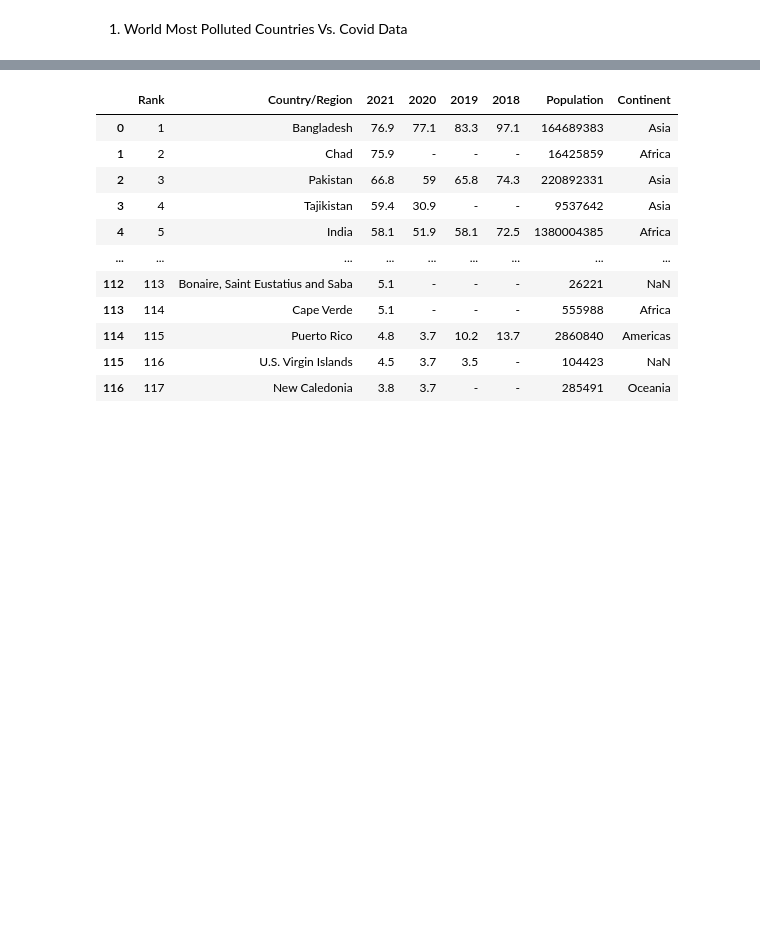
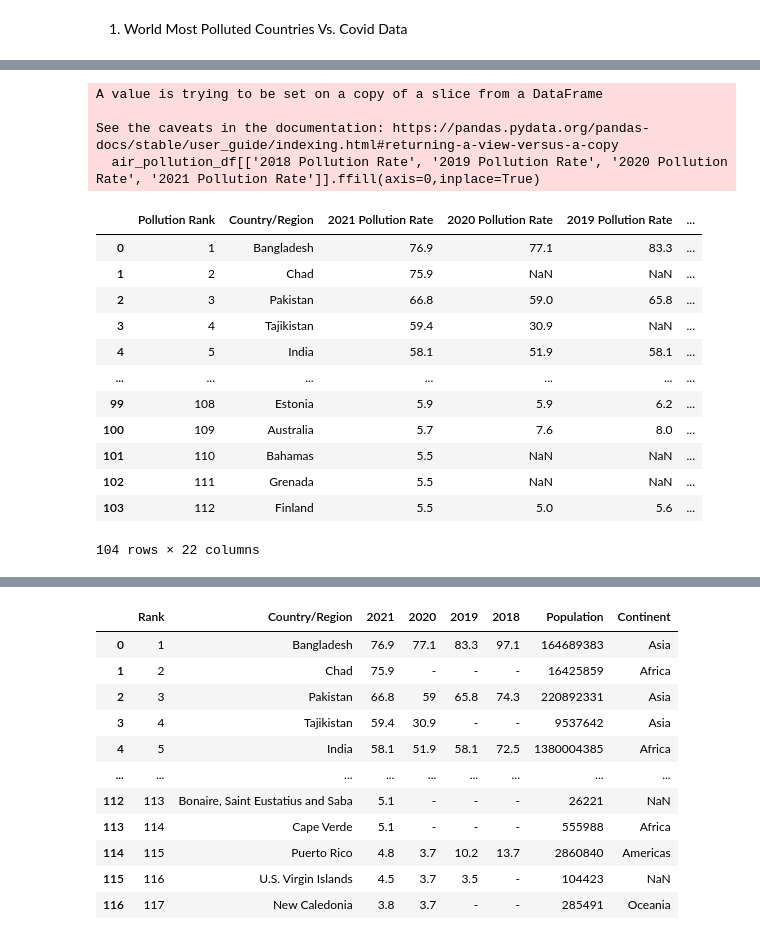
Before and after one commit to NysB/Project_1_Group_3, a Jupyter notebook: factors_covid.ipynb, the cells around one changed output, grey strips where cells are left out. Drawn from its saved outputs; the diff is of its cells as text; code cells hidden in the pictures; blank space fills up the shorter version.

```diff
--- a/factors_covid.ipynb
+++ b/factors_covid.ipynb
@@ -433,0 +431,30 @@ See the caveats in the documentation: https://pandas.pydata.org/pandas-docs/stab
+# %%
+air_pollution_df['2020 Pollution Rate']=air_pollution_df['2020 Pollution Rate'].replace('-',np.nan)
+air_pollution_df['2019 Pollution Rate']=air_pollution_df['2019 Pollution Rate'].replace('-',np.nan)
+air_pollution_df['2018 Pollution Rate']=air_pollution_df['2018 Pollution Rate'].replace('-',np.nan)
+
+air_pollution_df['2020 Pollution Rate']=air_pollution_df['2020 Pollution Rate'].astype(float)
+air_pollution_df['2019 Pollution Rate']=air_pollution_df['2019 Pollution Rate'].astype(float)
+air_pollution_df['2018 Pollution Rate']=air_pollution_df['2018 Pollution Rate'].astype(float)
+
+air_pollution_df[['2018 Pollution Rate', '2019 Pollution Rate', '2020 Pollution Rate', '2021 Pollution Rate']].ffill(axis=0,inplace=True)
+air_pollution_df['Average Pollution Rate'] = air_pollution_df[['2018 Pollution Rate', '2019 Pollution Rate', '2020 Pollution Rate', '2021 Pollution Rate']].mean(axis=1)
+air_pollution_df
+# %% [output]
+A value is trying to be set on a copy of a slice from a DataFrame
+
+See the caveats in the documentation: https://pandas.pydata.org/pandas-docs/stable/user_guide/indexing.html#returning-a-view-versus-a-copy
+  air_pollution_df[['2018 Pollution Rate', '2019 Pollution Rate', '2020 Pollution Rate', '2021 Pollution Rate']].ffill(axis=0,inplace=True)
+|  | Pollution Rank | Country/Region | 2021 Pollution Rate | 2020 Pollution Rate | 2019 Pollution Rate | ... |
+| 0 | 1 | Bangladesh | 76.9 | 77.1 | 83.3 | ... |
+| 1 | 2 | Chad | 75.9 | NaN | NaN | ... |
+| 2 | 3 | Pakistan | 66.8 | 59.0 | 65.8 | ... |
+| 3 | 4 | Tajikistan | 59.4 | 30.9 | NaN | ... |
+| 4 | 5 | India | 58.1 | 51.9 | 58.1 | ... |
+| ... | ... | ... | ... | ... | ... | ... |
+| 99 | 108 | Estonia | 5.9 | 5.9 | 6.2 | ... |
+| 100 | 109 | Australia | 5.7 | 7.6 | 8.0 | ... |
+| 101 | 110 | Bahamas | 5.5 | NaN | NaN | ... |
+| 102 | 111 | Grenada | 5.5 | NaN | NaN | ... |
+| 103 | 112 | Finland | 5.5 | 5.0 | 5.6 | ... |
+104 rows × 22 columns
```
Also changed, not shown: parts of 5 cells of this notebook.
